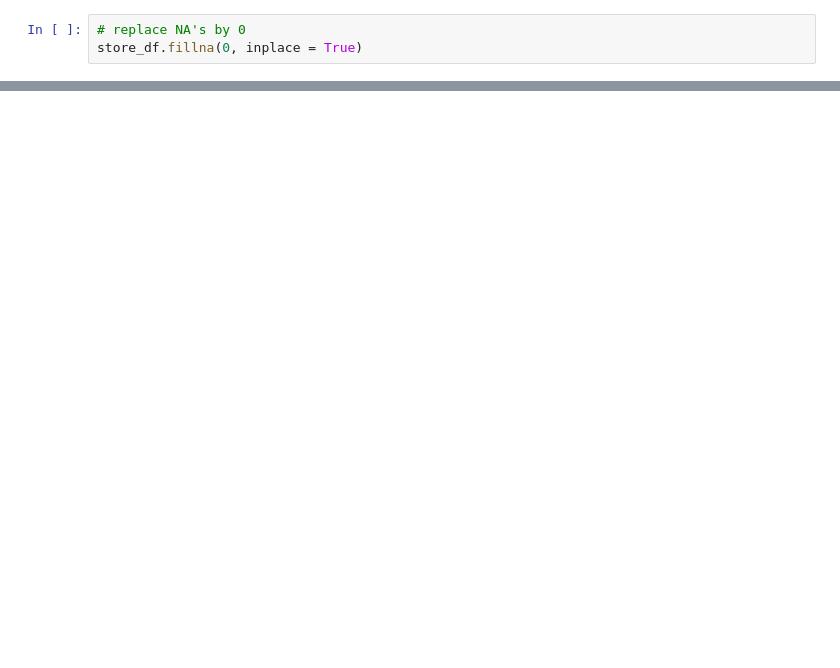
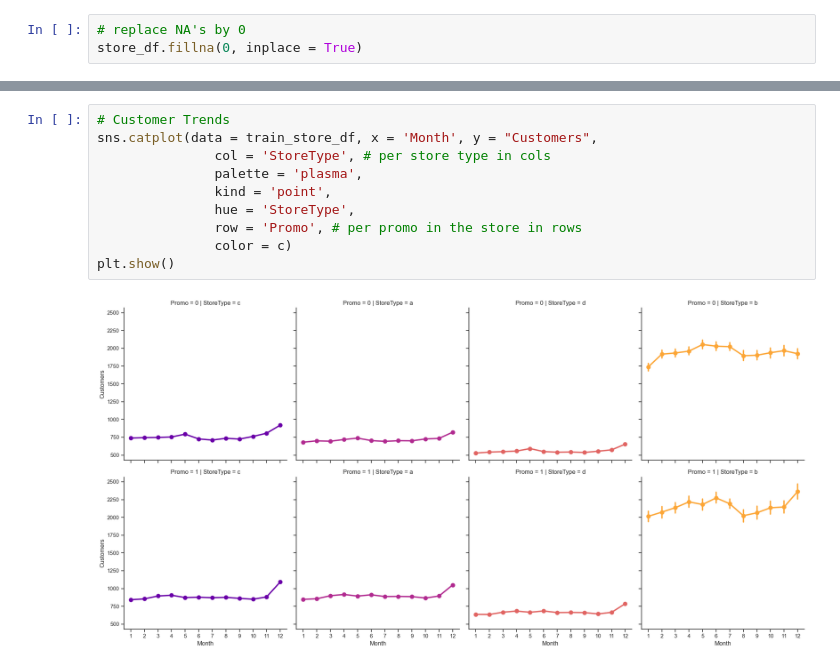
Before and after one commit to factorwonk/complexica_rossman, a Jupyter notebook: rossman-eda.ipynb, the cells around one changed output, grey strips where cells are left out. Saved outputs shown, nothing was run; the diff lists cells and outputs as text; blank space fills up the shorter version.

```diff
--- a/rossman-eda.ipynb
+++ b/rossman-eda.ipynb
@@ -294,0 +338,12 @@ In total:  (844338, 26)
+# %%
+# Customer Trends
+sns.catplot(data = train_store_df, x = 'Month', y = "Customers",
+               col = 'StoreType', # per store type in cols
+               palette = 'plasma',
+               kind = 'point',
+               hue = 'StoreType',
+               row = 'Promo', # per promo in the store in rows
+               color = c)
+plt.show()
+# %% [output]
+[figure, added]
```
Also changed, not shown: parts of 21 cells of this notebook.
